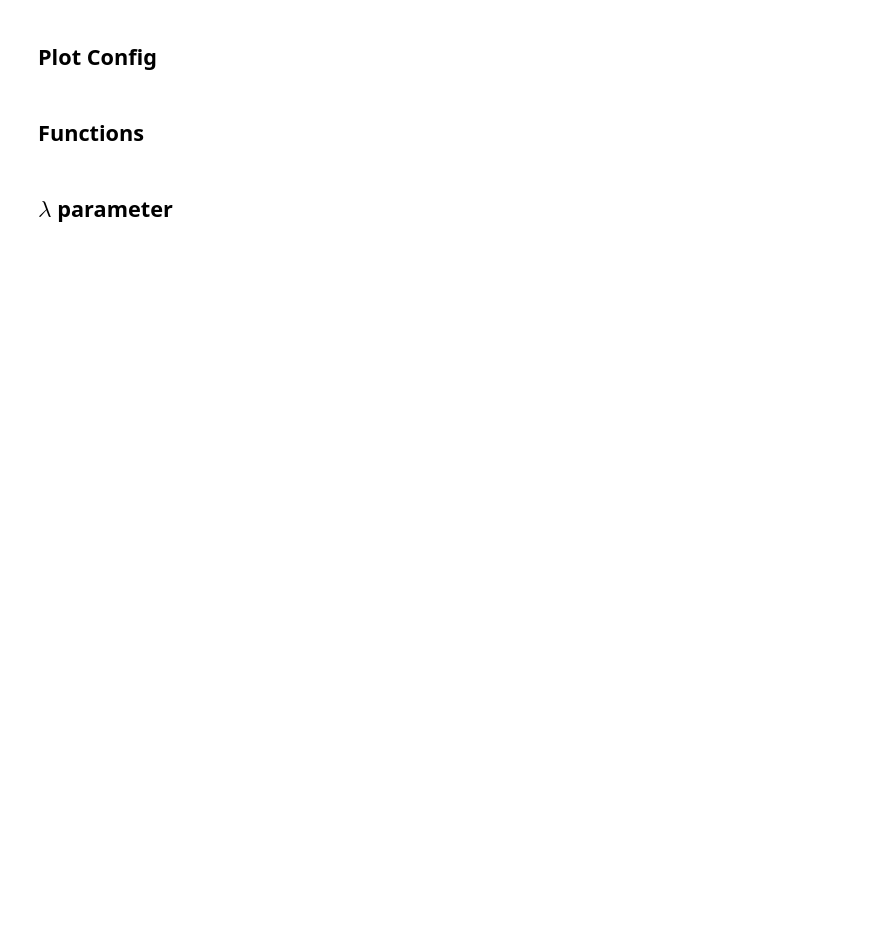
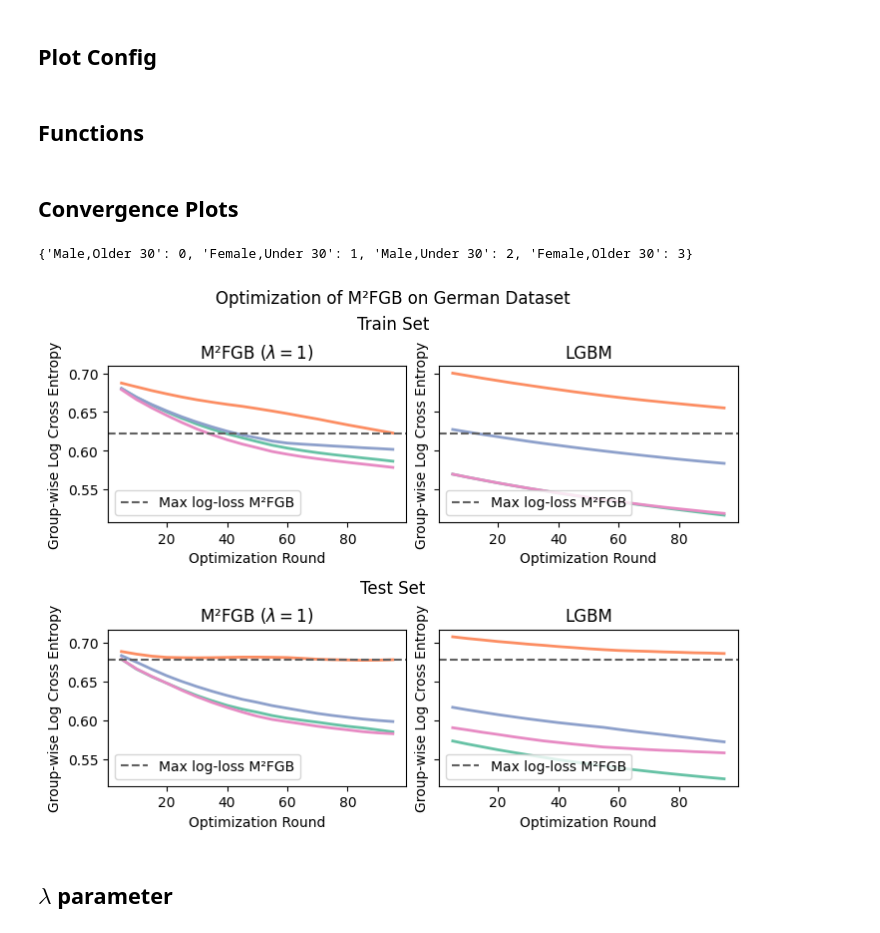
Before and after one commit to hiaac-finance/m2fgb, a Jupyter notebook: notebooks/plot_results.ipynb, the cells around one changed output. Drawn from its saved outputs; the diff is of its cells as text; code cells hidden in the pictures; blank space fills up the shorter version.

```diff
--- a/notebooks/plot_results.ipynb
+++ b/notebooks/plot_results.ipynb
@@ -61,3 +64,5 @@ handles_pr = [
 ## Functions
 # %%
 SEED = 0
+# %% [markdown]
+## Convergence Plots
@@ -63,0 +75,17 @@ SEED = 0
+# %%
+args = {
+    "dataset" : "german",
+    "n_groups" : 4,
+}
+X_train, A_train, Y_train, X_val, A_val, Y_val, X_test, A_test, Y_test = (
+    data.get_strat_split(args["dataset"], args["n_groups"], 20, SEED)
+)
+# %% [output]
+{'Male,Older 30': 0, 'Female,Under 30': 1, 'Male,Under 30': 2, 'Female,Older 30': 3}
+# %%
+params = {
+    "learning_rate" : 0.1,
+    "max_depth" : 4,
+    "min_child_weight" : 0.005,
+    "reg_lambda" : 1000
+}
@@ -64,2 +135,43 @@ SEED = 0
+# %%
+fig = plt.figure(constrained_layout=True, figsize = (7, 5.5))
+fig.suptitle('Optimization of M²FGB on German Dataset')
+
+subfigs = fig.subfigures(nrows=2, ncols=1)
+sets = ["train", "test"]
+set_names = ["Train Set", "Test Set"]
+better_methods_names = {
+    "lgbm" : "LGBM",
+    "m2fgb" : "M²FGB ($\lambda = 1$)"
+}
+for row, subfig in enumerate(subfigs):
+    subfig.suptitle(set_names[row])
+
+    max_score = np.max(score[sets[row]]["m2fgb"][-1, :])
+    axs = subfig.subplots(nrows=1, ncols=2, sharey=True)
+
+
+    for col, ax in enumerate(axs):
+        method = methods_names[col]
+
+        ax.set_title(better_methods_names[method])
+
+        # set color cycle to Pastel2
+        ax.set_prop_cycle(color=plt.cm.Set2.colors)
+
+        for ng in range(args["n_groups"]):
+            ax.plot(iters_list, score[sets[row]][method][:, ng], lw = 2)
+
+
+        ax.set_xlabel("Optimization Round")
+        ax.set_ylabel("Group-wise Log Cross Entropy")
+
+        ax.axhline(max_score, color = "#606060", linestyle = "--", label = "Max log-loss M²FGB")
+        ax.legend(loc = "lower left")
+        #ax.grid(True)
+
+plt.savefig("../figs/convergence_german.pdf", dpi = 300)
+plt.show()
+# %% [output]
+[figure, added]
 # %% [markdown]
 ## $\lambda$ parameter
```
Also changed, not shown: parts of 38 cells of this notebook.
